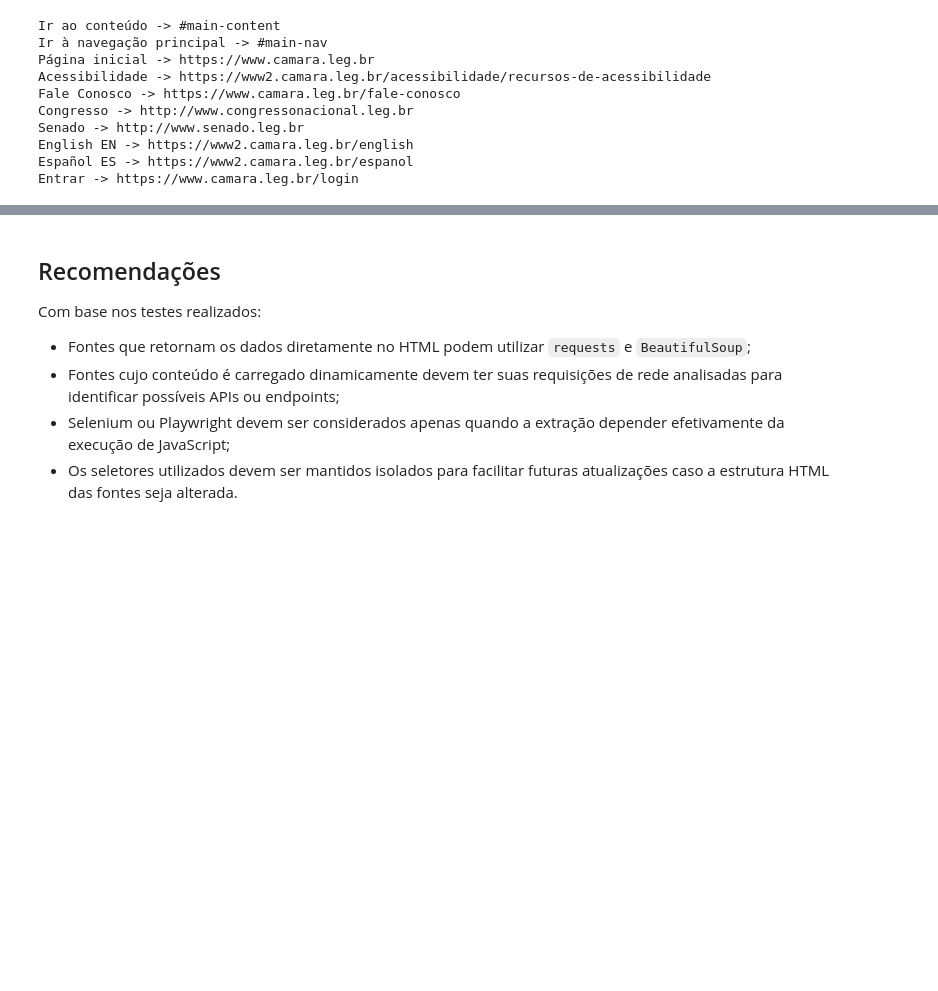
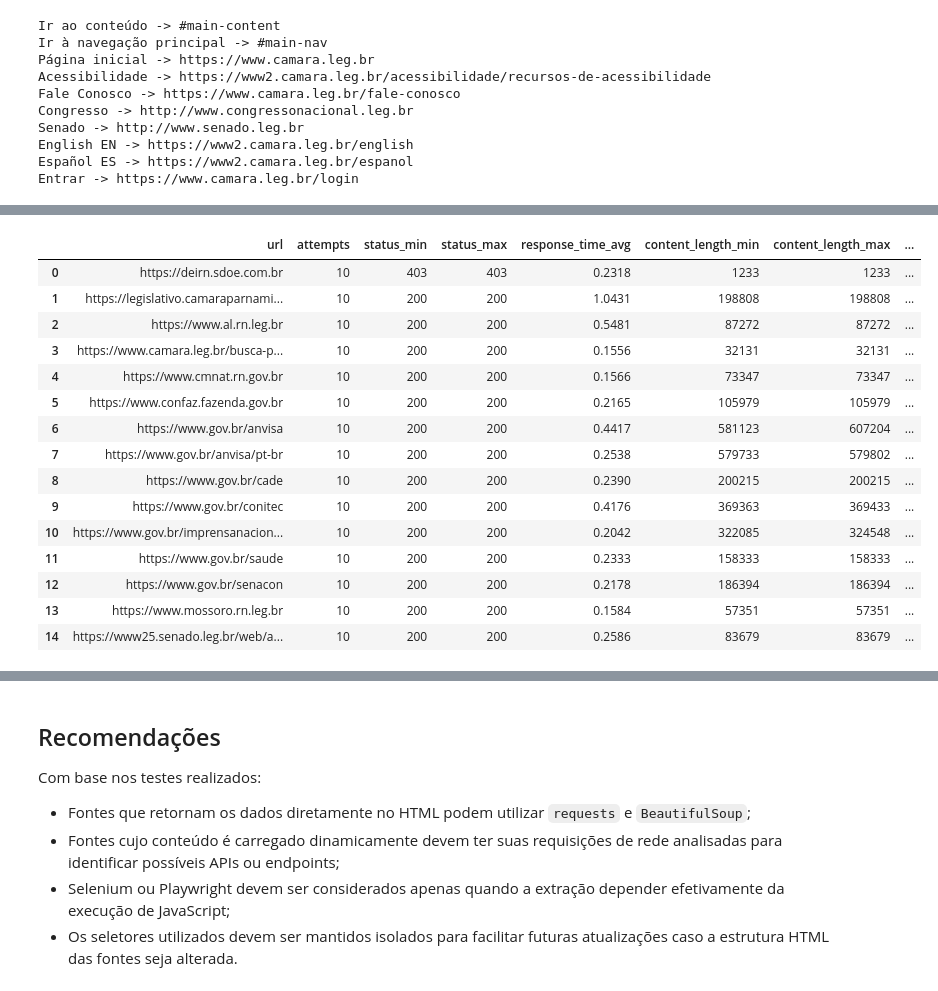
Before and after one commit to Senac-Labs-Code/relatorio-inteligente, a Jupyter notebook: experimentos/analysis..ipynb, the cells around one changed output, grey strips where cells are left out. Cells and saved outputs as stored; diff of their text form; code cells hidden in the pictures; blank space fills up the shorter version.

```diff
--- a/experimentos/analysis..ipynb
+++ b/experimentos/analysis..ipynb
@@ -356,0 +587,48 @@ Entrar -> https://www.camara.leg.br/login
+# %%
+summary = (
+    df_repeated
+    .groupby("url")
+    .agg(
+        attempts=("attempt", "count"),
+
+        status_min=("status", "min"),
+        status_max=("status", "max"),
+
+        response_time_avg=("response_time", "mean"),
+
+        content_length_min=("content_length", "min"),
+        content_length_max=("content_length", "max"),
+
+        text_length_min=("text_length", "min"),
+        text_length_max=("text_length", "max"),
+
+        links_min=("links", "min"),
+        links_max=("links", "max"),
+
+        headings_min=("headings", "min"),
+        headings_max=("headings", "max"),
+
+        captcha_detected=("captcha_reference", "any")
+
+    )
+    .reset_index()
+)
+
+summary
+# %% [output]
+|  | url | attempts | status_min | status_max | response_time_avg | content_length_min | content_length_max | ... |
+| 0 | https://deirn.sdoe.com.br | 10 | 403 | 403 | 0.2318 | 1233 | 1233 | ... |
+| 1 | https://legislativo.camaraparnami... | 10 | 200 | 200 | 1.0431 | 198808 | 198808 | ... |
+| 2 | https://www.al.rn.leg.br | 10 | 200 | 200 | 0.5481 | 87272 | 87272 | ... |
+| 3 | https://www.camara.leg.br/busca-p... | 10 | 200 | 200 | 0.1556 | 32131 | 32131 | ... |
+| 4 | https://www.cmnat.rn.gov.br | 10 | 200 | 200 | 0.1566 | 73347 | 73347 | ... |
+| 5 | https://www.confaz.fazenda.gov.br | 10 | 200 | 200 | 0.2165 | 105979 | 105979 | ... |
+| 6 | https://www.gov.br/anvisa | 10 | 200 | 200 | 0.4417 | 581123 | 607204 | ... |
+| 7 | https://www.gov.br/anvisa/pt-br | 10 | 200 | 200 | 0.2538 | 579733 | 579802 | ... |
+| 8 | https://www.gov.br/cade | 10 | 200 | 200 | 0.2390 | 200215 | 200215 | ... |
+| 9 | https://www.gov.br/conitec | 10 | 200 | 200 | 0.4176 | 369363 | 369433 | ... |
+| 10 | https://www.gov.br/imprensanacion... | 10 | 200 | 200 | 0.2042 | 322085 | 324548 | ... |
+| 11 | https://www.gov.br/saude | 10 | 200 | 200 | 0.2333 | 158333 | 158333 | ... |
+| 12 | https://www.gov.br/senacon | 10 | 200 | 200 | 0.2178 | 186394 | 186394 | ... |
+| 13 | https://www.mossoro.rn.leg.br | 10 | 200 | 200 | 0.1584 | 57351 | 57351 | ... |
+| 14 | https://www25.senado.leg.br/web/a... | 10 | 200 | 200 | 0.2586 | 83679 | 83679 | ... |
```
Also changed, not shown: parts of 26 cells of this notebook.
